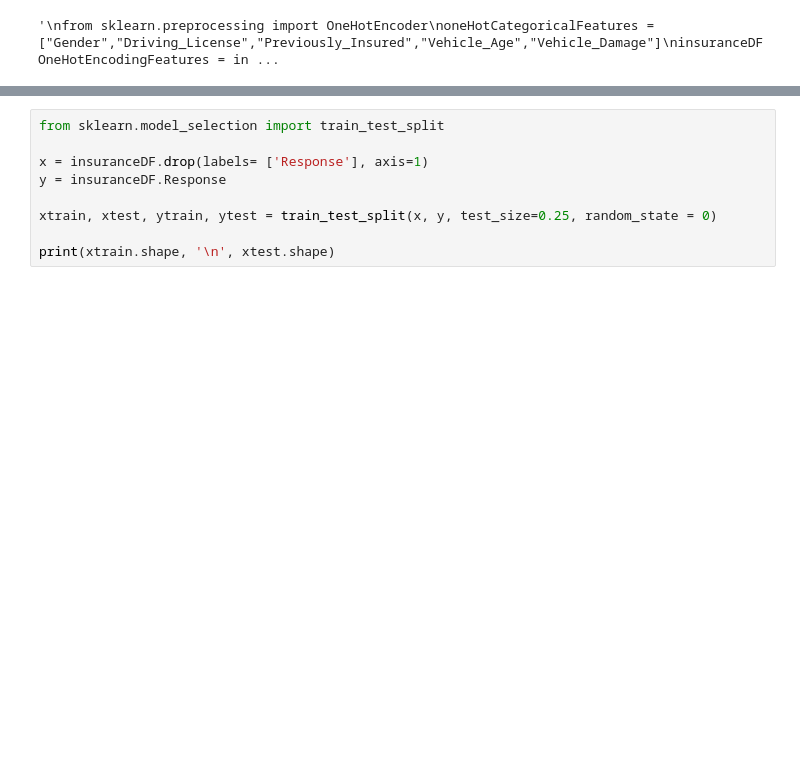
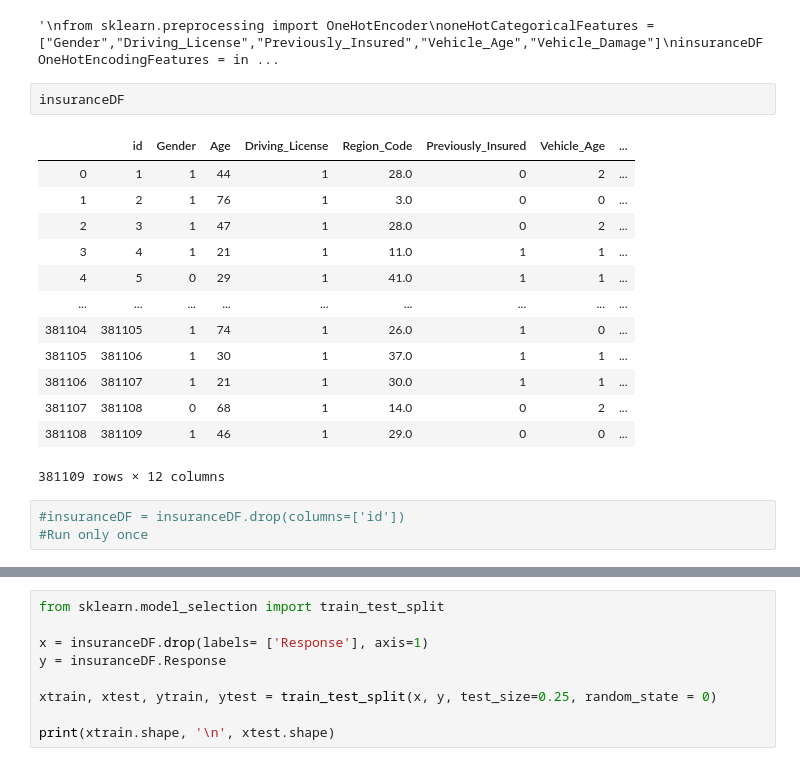
Before and after one commit to PranavSarda/DS-Lab, a Jupyter notebook: Project/Mini Project.ipynb, the cells around one changed output, grey strips where cells are left out. Saved outputs shown, nothing was run; the diff lists cells and outputs as text; blank space fills up the shorter version.

```diff
--- a/Project/Mini Project.ipynb
+++ b/Project/Mini Project.ipynb
@@ -256,3 +258,22 @@ insuranceDF.head()
 '''
 # %% [output]
 '\nfrom sklearn.preprocessing import OneHotEncoder\noneHotCategoricalFeatures = ["Gender","Driving_License","Previously_Insured","Vehicle_Age","Vehicle_Damage"]\ninsuranceDFOneHotEncodingFeatures = in ...
+# %%
+insuranceDF
+# %% [output]
+|  | id | Gender | Age | Driving_License | Region_Code | Previously_Insured | Vehicle_Age | ... |
+| 0 | 1 | 1 | 44 | 1 | 28.0 | 0 | 2 | ... |
+| 1 | 2 | 1 | 76 | 1 | 3.0 | 0 | 0 | ... |
+| 2 | 3 | 1 | 47 | 1 | 28.0 | 0 | 2 | ... |
+| 3 | 4 | 1 | 21 | 1 | 11.0 | 1 | 1 | ... |
+| 4 | 5 | 0 | 29 | 1 | 41.0 | 1 | 1 | ... |
+| ... | ... | ... | ... | ... | ... | ... | ... | ... |
+| 381104 | 381105 | 1 | 74 | 1 | 26.0 | 1 | 0 | ... |
+| 381105 | 381106 | 1 | 30 | 1 | 37.0 | 1 | 1 | ... |
+| 381106 | 381107 | 1 | 21 | 1 | 30.0 | 1 | 1 | ... |
+| 381107 | 381108 | 0 | 68 | 1 | 14.0 | 0 | 2 | ... |
+| 381108 | 381109 | 1 | 46 | 1 | 29.0 | 0 | 0 | ... |
+381109 rows × 12 columns
+# %%
+#insuranceDF = insuranceDF.drop(columns=['id'])
+#Run only once
```
Also changed, not shown: parts of 7 cells of this notebook.
